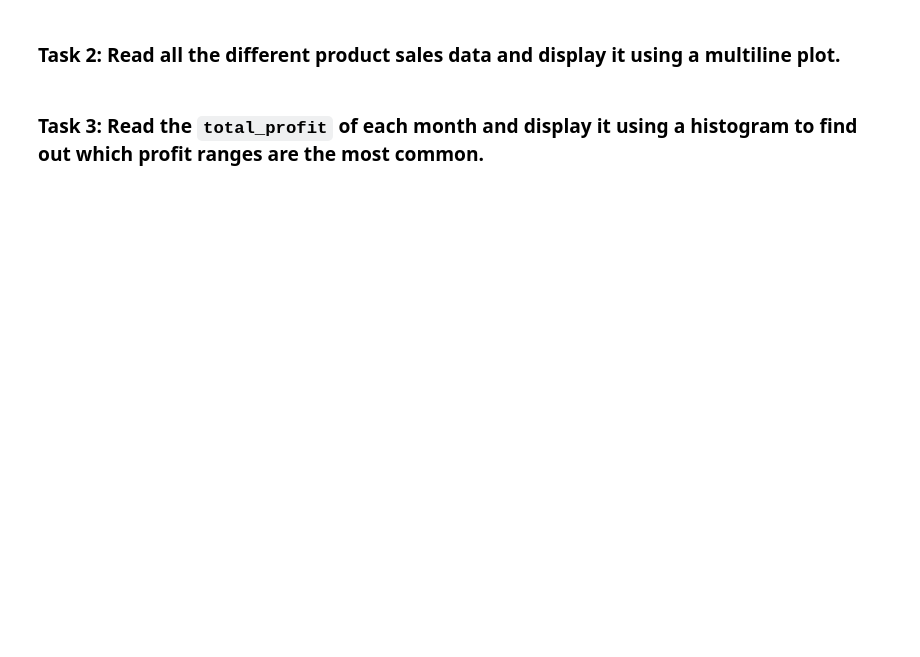
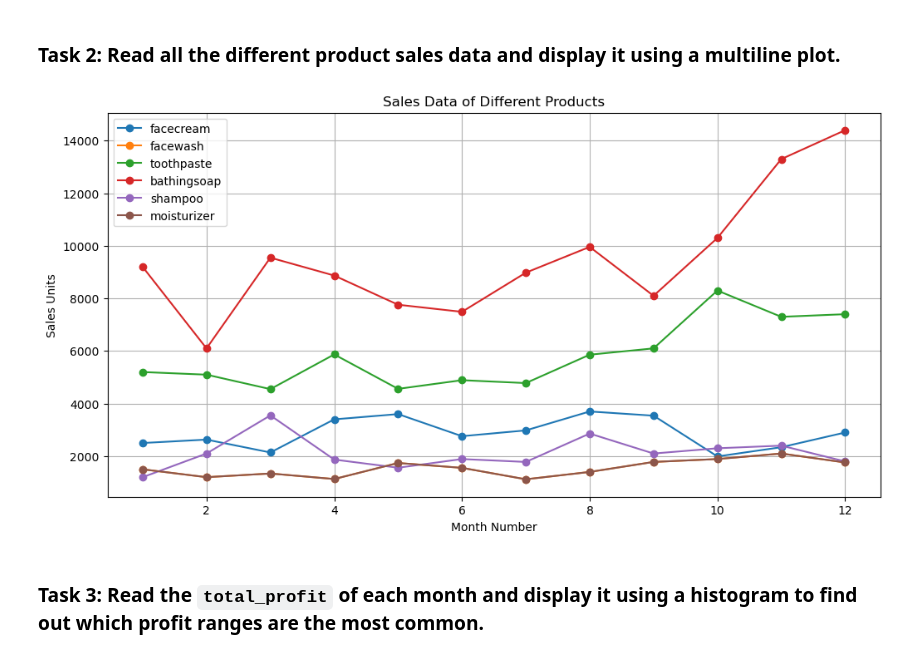
Before and after one commit to A790227/dataviz_exercises, a Jupyter notebook: matplotlib_exercise.ipynb, the cells around one changed output. Drawn from its saved outputs; the diff is of its cells as text; code cells hidden in the pictures; blank space fills up the shorter version.

```diff
--- a/matplotlib_exercise.ipynb
+++ b/matplotlib_exercise.ipynb
@@ -21,4 +57,36 @@ df.head()
 # %% [markdown]
 ### Task 2: Read all the different product sales data and display it using a multiline plot.
+# %%
+import pandas as pd
+import matplotlib.pyplot as plt
+import requests
+from io import StringIO
+
+# URL of the dataset
+url = 'https://pynative.com/wp-content/uploads/2019/01/company_sales_data.csv'
+
+# Fetch the data
+response = requests.get(url, headers={'User-Agent': 'Mozilla/5.0'})
+data = response.text
+
+# Load the data into a pandas DataFrame
+df = pd.read_csv(StringIO(data))
+
+# List of product sales columns
+product_columns = ['facecream', 'facewash', 'toothpaste', 'bathingsoap', 'shampoo', 'moisturizer']
+
+# Plot the sales data for all products
+plt.figure(figsize=(12, 6))
+for column in product_columns:
+    plt.plot(df['month_number'], df[column], marker='o', label=column)
+
+plt.title('Sales Data of Different Products')
+plt.xlabel('Month Number')
+plt.ylabel('Sales Units')
+plt.legend()
+plt.grid(True)
+plt.show()
+# %% [output]
+[figure, added]
 # %% [markdown]
 ### Task 3: Read the `total_profit` of each month and display it using a histogram to find out which profit ranges are the most common.
```
Also changed, not shown: parts of 3 cells of this notebook, 2 other files.
